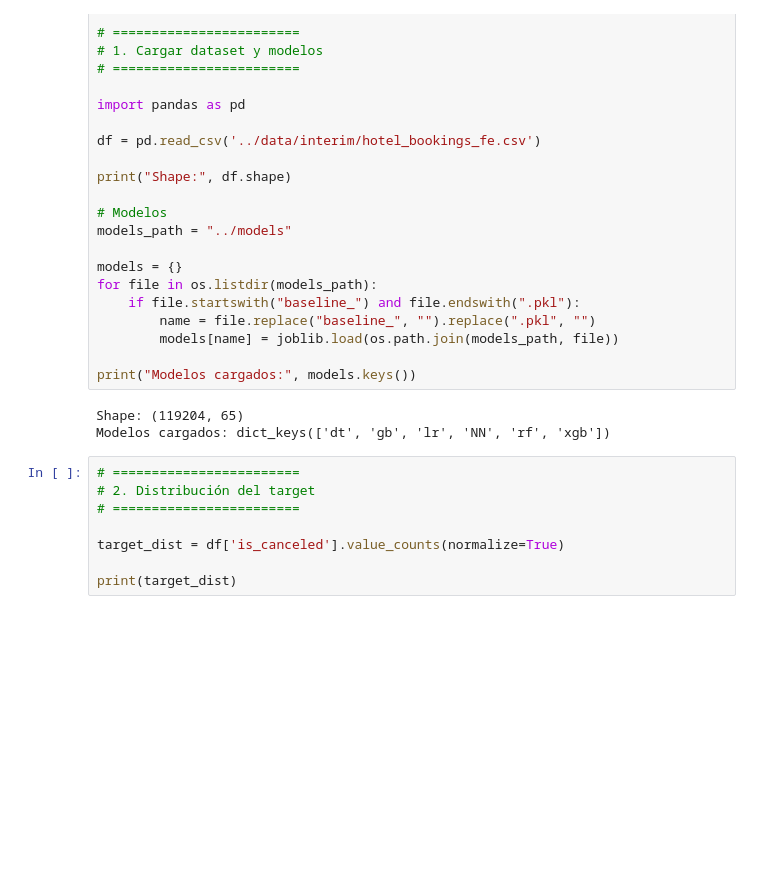
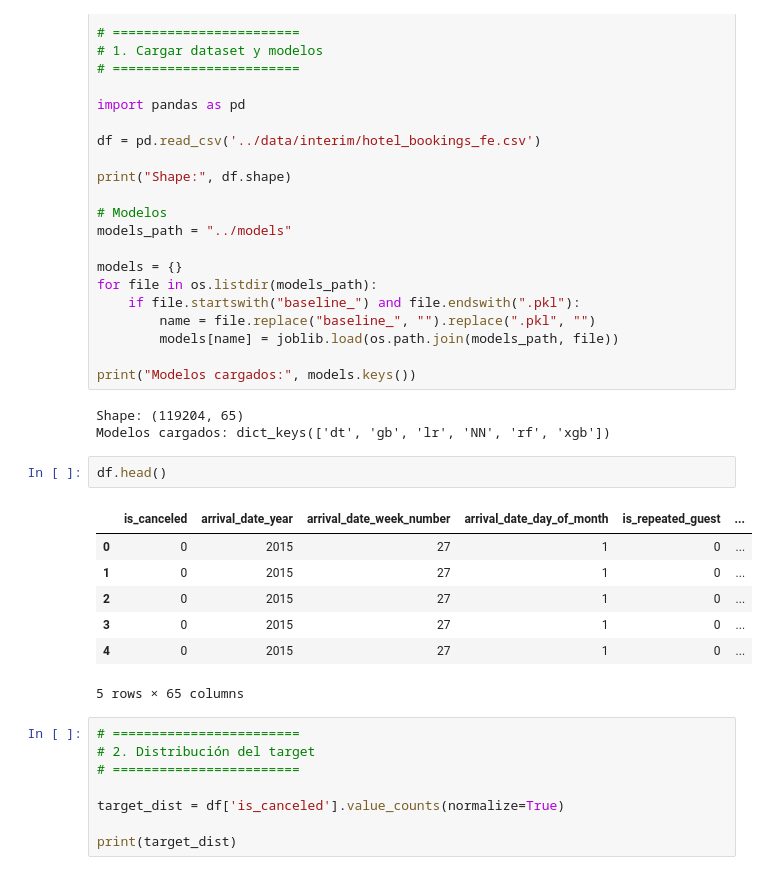
Before and after one commit to pucp-datanalytics/dp261-g2, a Jupyter notebook: notebooks/11_comparation.ipynb, the cells around one changed output. Saved outputs shown, nothing was run; the diff lists cells and outputs as text; blank space fills up the shorter version.

```diff
--- a/notebooks/11_comparation.ipynb
+++ b/notebooks/11_comparation.ipynb
@@ -43,6 +43,16 @@ print("Modelos cargados:", models.keys())
 # %% [output]
 Shape: (119204, 65)
 Modelos cargados: dict_keys(['dt', 'gb', 'lr', 'NN', 'rf', 'xgb'])
+# %%
+df.head()
+# %% [output]
+|  | is_canceled | arrival_date_year | arrival_date_week_number | arrival_date_day_of_month | is_repeated_guest | ... |
+| 0 | 0 | 2015 | 27 | 1 | 0 | ... |
+| 1 | 0 | 2015 | 27 | 1 | 0 | ... |
+| 2 | 0 | 2015 | 27 | 1 | 0 | ... |
+| 3 | 0 | 2015 | 27 | 1 | 0 | ... |
+| 4 | 0 | 2015 | 27 | 1 | 0 | ... |
+5 rows × 65 columns
 # %%
 # ========================
 # 2. Distribución del target
```
Also changed, not shown: parts of 1 cell of this notebook, 8 other files.
